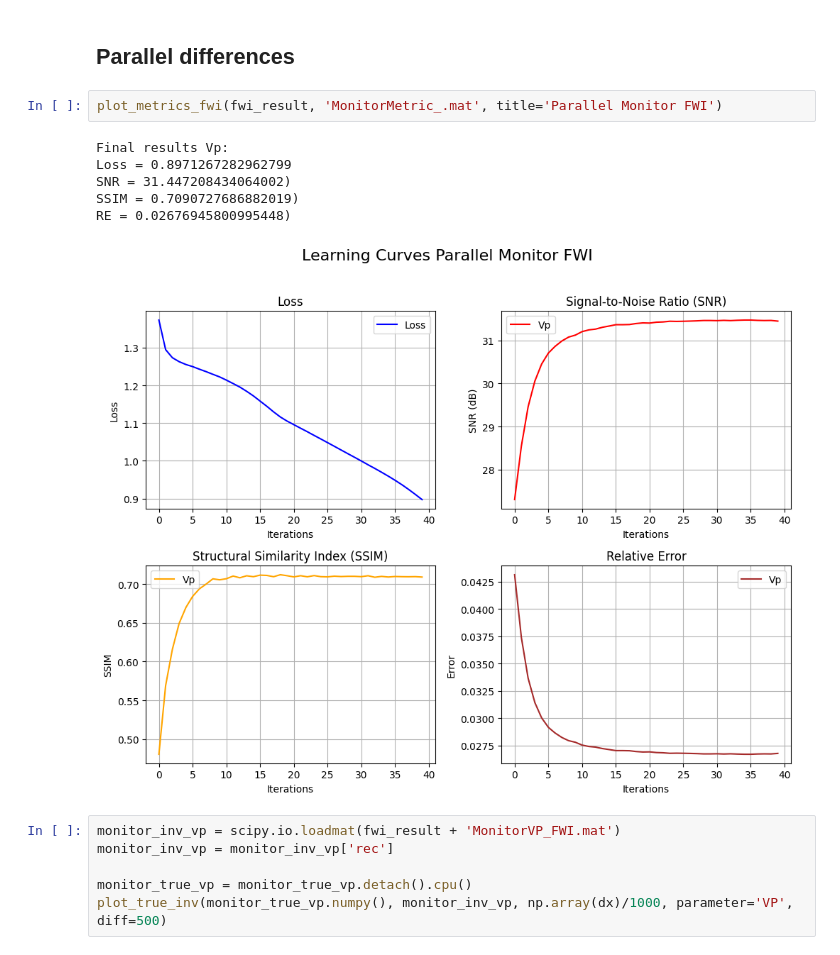
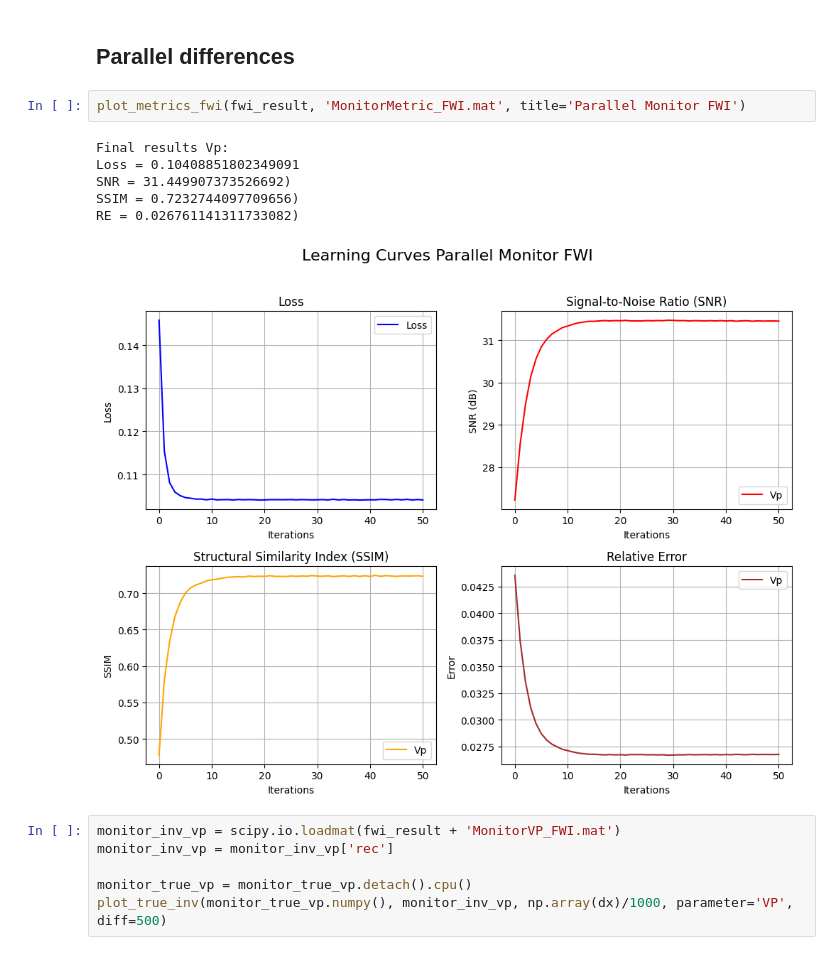
Before and after one commit to uber30/Time-lapse_ElasticSiameseFWI, a Jupyter notebook: SiameseFWI_ParallelCascadedFWI.ipynb, the cells around one changed output. Saved outputs shown, nothing was run; the diff lists cells and outputs as text.

```diff
--- a/SiameseFWI_ParallelCascadedFWI.ipynb
+++ b/SiameseFWI_ParallelCascadedFWI.ipynb
@@ -570,14 +570,14 @@ Running complete in 2m  37s
 # %% [markdown]
 ## Parallel differences
 # %%
-plot_metrics_fwi(fwi_result, 'MonitorMetric_.mat', title='Parallel Monitor FWI')
+plot_metrics_fwi(fwi_result, 'MonitorMetric_FWI.mat', title='Parallel Monitor FWI')
 # %% [output]
 Final results Vp:
-Loss = 0.8971267282962799
-SNR = 31.447208434064002)
-SSIM = 0.7090727686882019)
-RE = 0.02676945800995448)
+Loss = 0.10408851802349091
+SNR = 31.449907373526692)
+SSIM = 0.7232744097709656)
+RE = 0.026761141311733082)
-[figure, old version]
+[figure, new version]
 # %%
 monitor_inv_vp = scipy.io.loadmat(fwi_result + 'MonitorVP_FWI.mat')
 monitor_inv_vp = monitor_inv_vp['rec']
```
Also changed, not shown: parts of 1 cell of this notebook.
